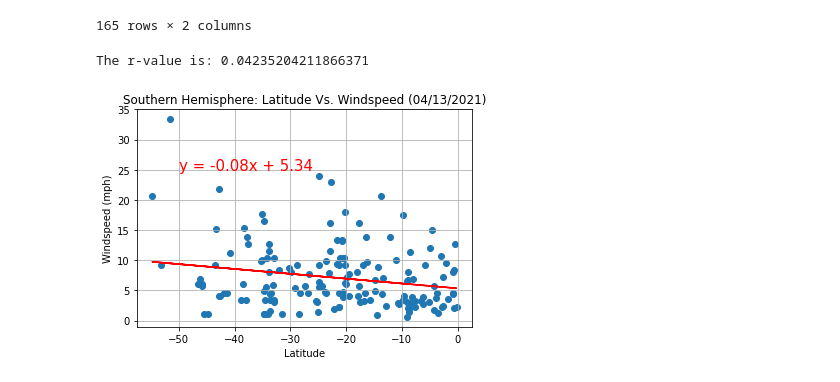
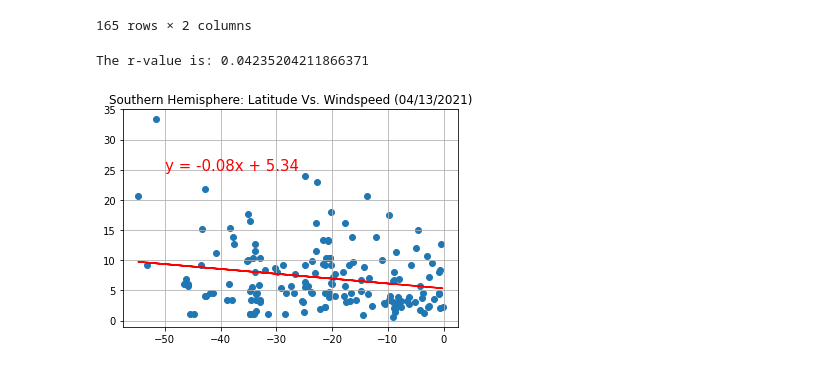
Before and after one commit to Trumane12311/python-api-challenge, a Jupyter notebook: starter_code/WeatherPy.ipynb, the cells around one changed output. Cells and saved outputs as stored; diff of their text form; code cells hidden in the pictures.

```diff
--- a/starter_code/WeatherPy.ipynb
+++ b/starter_code/WeatherPy.ipynb
@@ -572,21 +545,20 @@ s_hemisphere_wind
 | 560 | 0.60 | -9.1667 |
 165 rows × 2 columns
 # %%
-s_hemisphere_wind.plot(kind="scatter", x="Latitude", y="Windspeed (mph)", alpha=0.4)
 x_values = s_hemisphere_wind['Latitude']
 y_values = s_hemisphere_wind['Windspeed (mph)']
 (slope, intercept, rvalue, pvalue, stderr) = linregress(x_values, y_values)
 regress_values = x_values * slope + intercept
 line_eq = "y = " + str(round(slope,2)) + "x + " + str(round(intercept,2))
 plt.scatter(x_values,y_values)
 plt.plot(x_values,regress_values,"r-")
 r2 = rvalue**2
 print("The r-value is: " f'{r2}')
 plt.annotate(line_eq,(-50,25),fontsize=15,color="red")
 plt.title("Southern Hemisphere: Latitude Vs. Windspeed (04/13/2021)")
 plt.grid()
 plt.savefig("../output_data/SHemWind.png")
 plt.show()
 # %% [output]
 The r-value is: 0.04235204211866371
-[figure, old version]
+[figure, new version]
```
Also changed, not shown: parts of 8 cells of this notebook.
